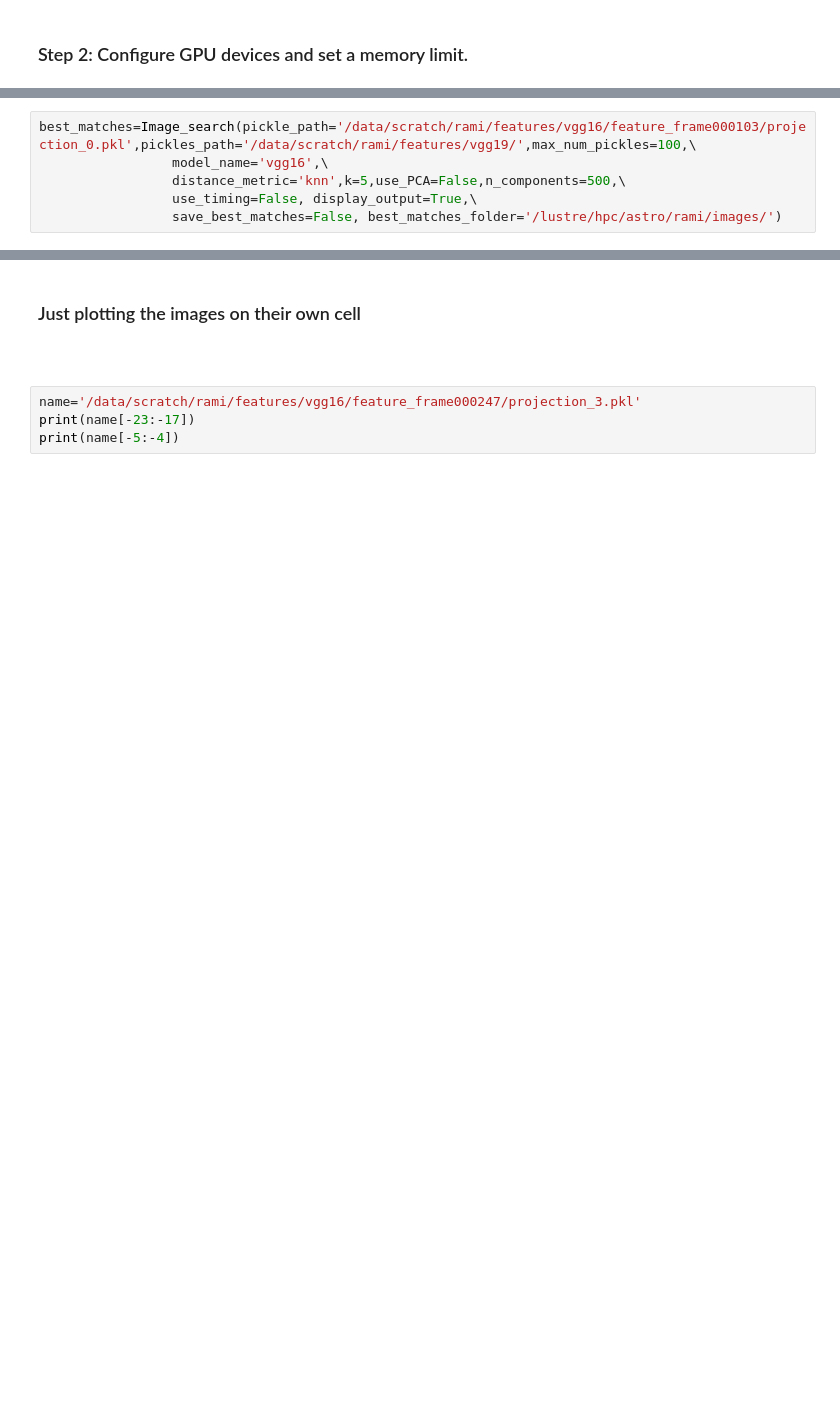
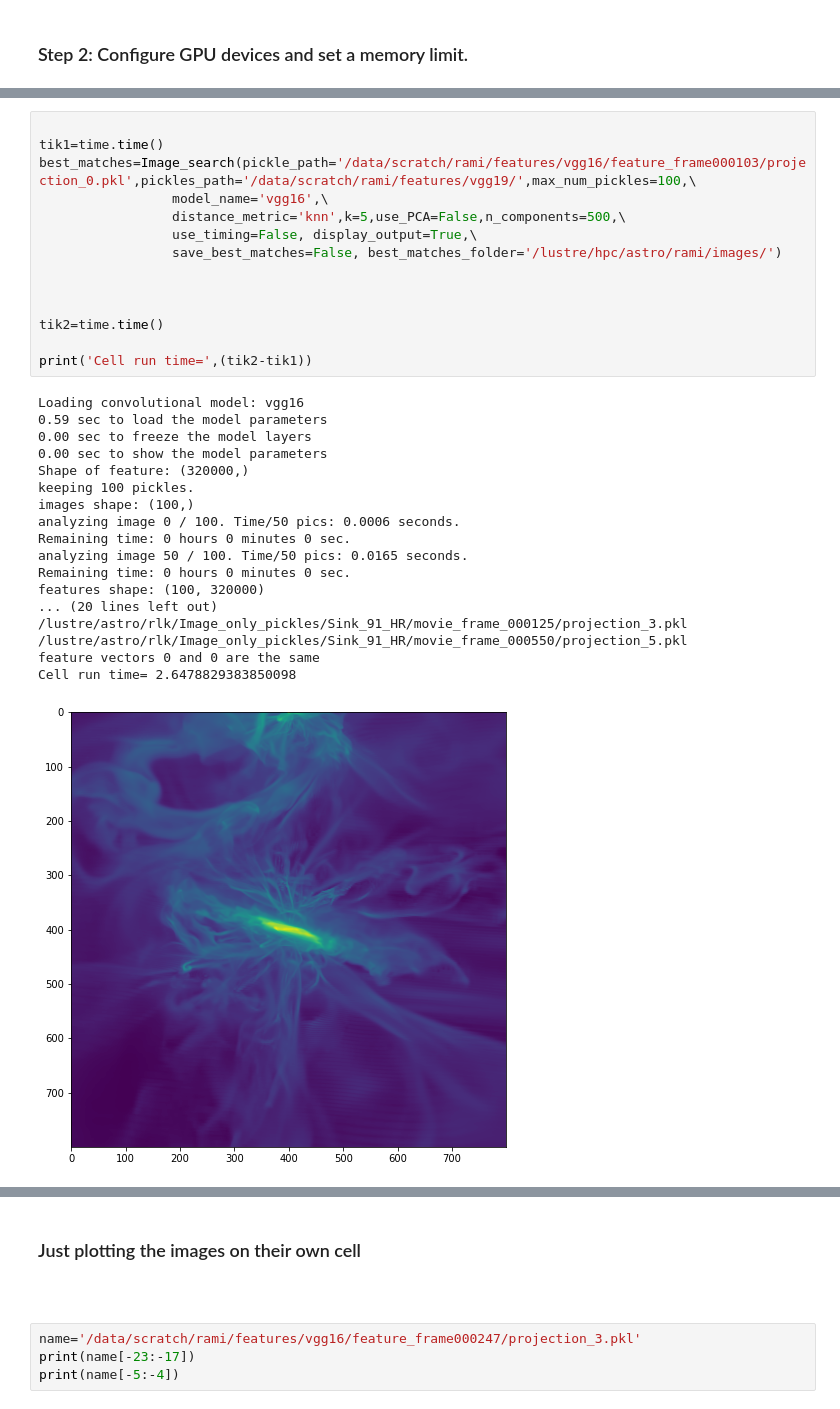
Before and after one commit to RamiAlbelbeisi97/Master_Thesis, a Jupyter notebook: Similarity_search.ipynb, the cells around one changed output, grey strips where cells are left out. Drawn from its saved outputs; the diff is of its cells as text; blank space fills up the shorter version.

```diff
--- a/Similarity_search.ipynb
+++ b/Similarity_search.ipynb
@@ -503,6 +544,33 @@ def Image_search(pickle_path='/groups/astro/rami/images/image_000005.png',pickle
 # %%
+
+tik1=time.time()
 best_matches=Image_search(pickle_path='/data/scratch/rami/features/vgg16/feature_frame000103/projection_0.pkl',pickles_path='/data/scratch/rami/features/vgg19/',max_num_pickles=100,\
                  model_name='vgg16',\
                  distance_metric='knn',k=5,use_PCA=False,n_components=500,\
                  use_timing=False, display_output=True,\
                  save_best_matches=False, best_matches_folder='/lustre/hpc/astro/rami/images/')
+
+
+
+tik2=time.time()
+
+print('Cell run time=',(tik2-tik1))
+# %% [output]
+Loading convolutional model: vgg16
+0.59 sec to load the model parameters
+0.00 sec to freeze the model layers
+0.00 sec to show the model parameters
+Shape of feature: (320000,)
+keeping 100 pickles.
+images shape: (100,)
+analyzing image 0 / 100. Time/50 pics: 0.0006 seconds.
+Remaining time: 0 hours 0 minutes 0 sec.
+analyzing image 50 / 100. Time/50 pics: 0.0165 seconds.
+Remaining time: 0 hours 0 minutes 0 sec.
+features shape: (100, 320000)
+... (20 lines left out)
+/lustre/astro/rlk/Image_only_pickles/Sink_91_HR/movie_frame_000125/projection_3.pkl
+/lustre/astro/rlk/Image_only_pickles/Sink_91_HR/movie_frame_000550/projection_5.pkl
+feature vectors 0 and 0 are the same
+Cell run time= 2.6478829383850098
+[figure, added]
```
Also changed, not shown: parts of 7 cells of this notebook, 1 other file.
